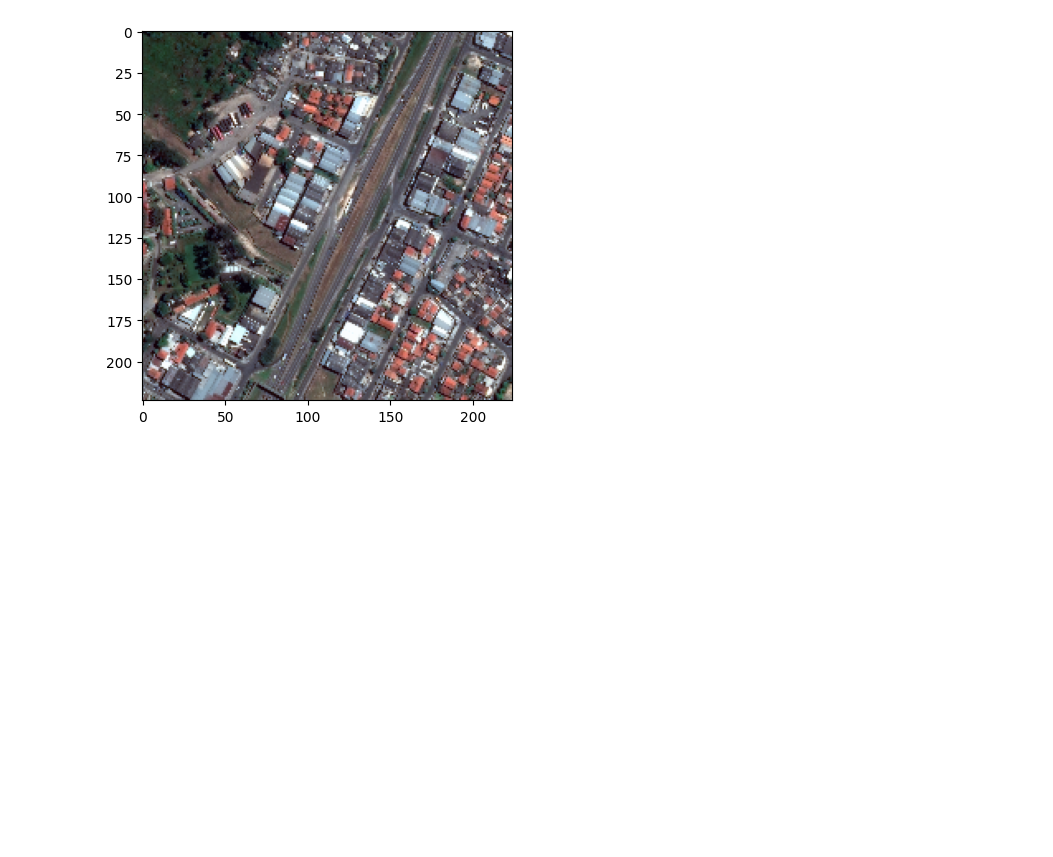
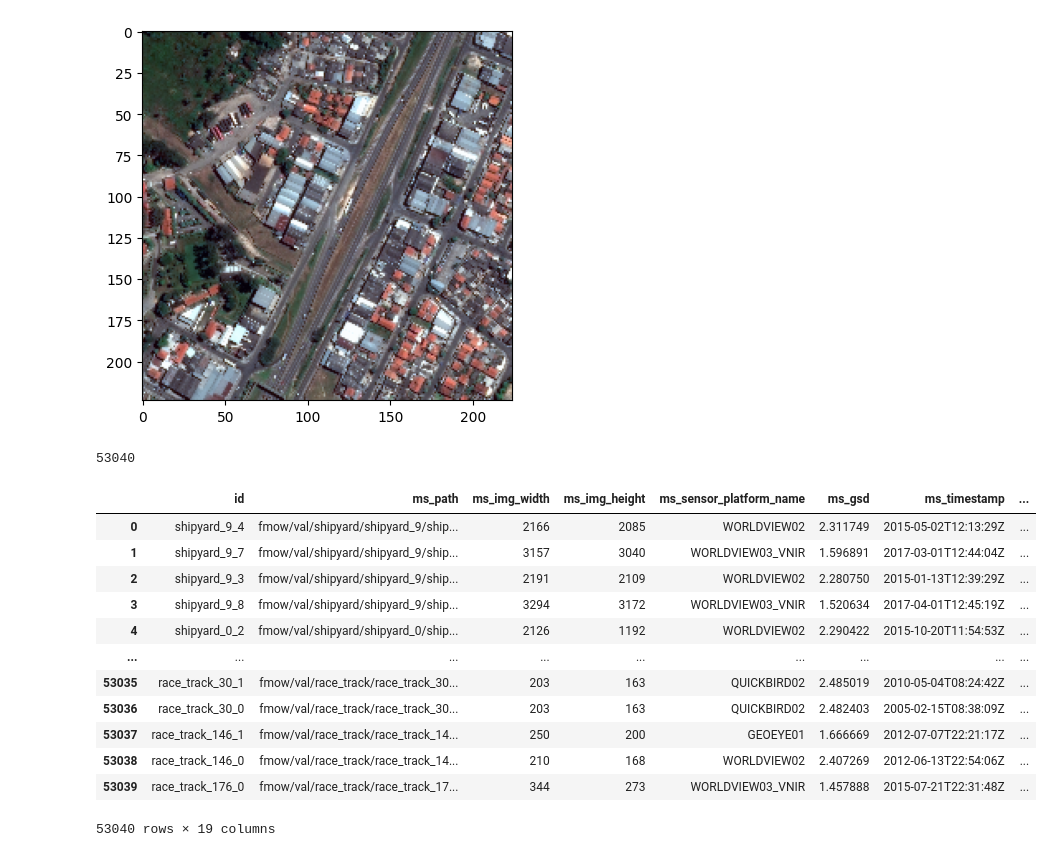
Before and after one commit to ando-shah/fm-playground, a Jupyter notebook: notebooks/test_fmow.ipynb, the cells around one changed output. Cells and saved outputs as stored; diff of their text form; code cells hidden in the pictures; blank space fills up the shorter version.

```diff
--- a/notebooks/test_fmow.ipynb
+++ b/notebooks/test_fmow.ipynb
@@ -224,3 +244,24 @@ plt.show()
 torch.Size([3, 224, 224]) 48
 tensor(-1.5870) tensor(2.2419)
 [figure]
+# %%
+path = '/data/panopticon/datasets/fmow/metadata_v2/fmow_val.parquet'
+import pandas as pd
+df = pd.read_parquet(path)
+print(len(df))
+df
+# %% [output]
+53040
+|  | id | ms_path | ms_img_width | ms_img_height | ms_sensor_platform_name | ms_gsd | ms_timestamp | ... |
+| 0 | shipyard_9_4 | fmow/val/shipyard/shipyard_9/ship... | 2166 | 2085 | WORLDVIEW02 | 2.311749 | 2015-05-02T12:13:29Z | ... |
+| 1 | shipyard_9_7 | fmow/val/shipyard/shipyard_9/ship... | 3157 | 3040 | WORLDVIEW03_VNIR | 1.596891 | 2017-03-01T12:44:04Z | ... |
+| 2 | shipyard_9_3 | fmow/val/shipyard/shipyard_9/ship... | 2191 | 2109 | WORLDVIEW02 | 2.280750 | 2015-01-13T12:39:29Z | ... |
+| 3 | shipyard_9_8 | fmow/val/shipyard/shipyard_9/ship... | 3294 | 3172 | WORLDVIEW03_VNIR | 1.520634 | 2017-04-01T12:45:19Z | ... |
+| 4 | shipyard_0_2 | fmow/val/shipyard/shipyard_0/ship... | 2126 | 1192 | WORLDVIEW02 | 2.290422 | 2015-10-20T11:54:53Z | ... |
+| ... | ... | ... | ... | ... | ... | ... | ... | ... |
+| 53035 | race_track_30_1 | fmow/val/race_track/race_track_30... | 203 | 163 | QUICKBIRD02 | 2.485019 | 2010-05-04T08:24:42Z | ... |
+| 53036 | race_track_30_0 | fmow/val/race_track/race_track_30... | 203 | 163 | QUICKBIRD02 | 2.482403 | 2005-02-15T08:38:09Z | ... |
+| 53037 | race_track_146_1 | fmow/val/race_track/race_track_14... | 250 | 200 | GEOEYE01 | 1.666669 | 2012-07-07T22:21:17Z | ... |
+| 53038 | race_track_146_0 | fmow/val/race_track/race_track_14... | 210 | 168 | WORLDVIEW02 | 2.407269 | 2012-06-13T22:54:06Z | ... |
+| 53039 | race_track_176_0 | fmow/val/race_track/race_track_17... | 344 | 273 | WORLDVIEW03_VNIR | 1.457888 | 2015-07-21T22:31:48Z | ... |
+53040 rows × 19 columns
```
Also changed, not shown: parts of 20 cells of this notebook, 15 other files.
